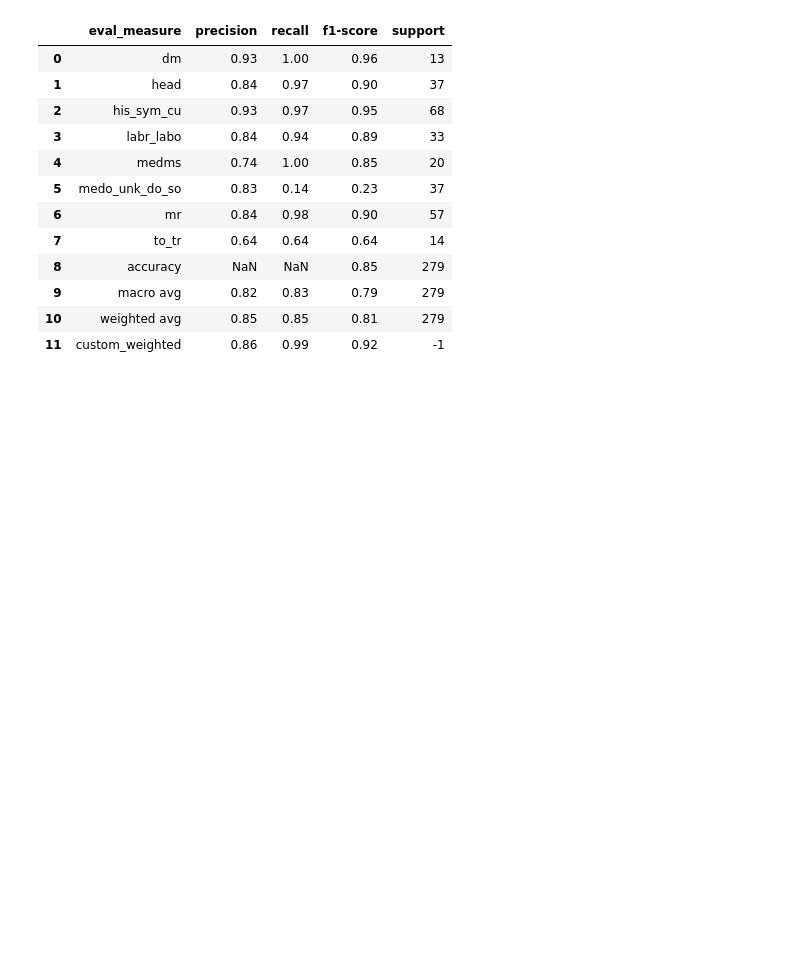
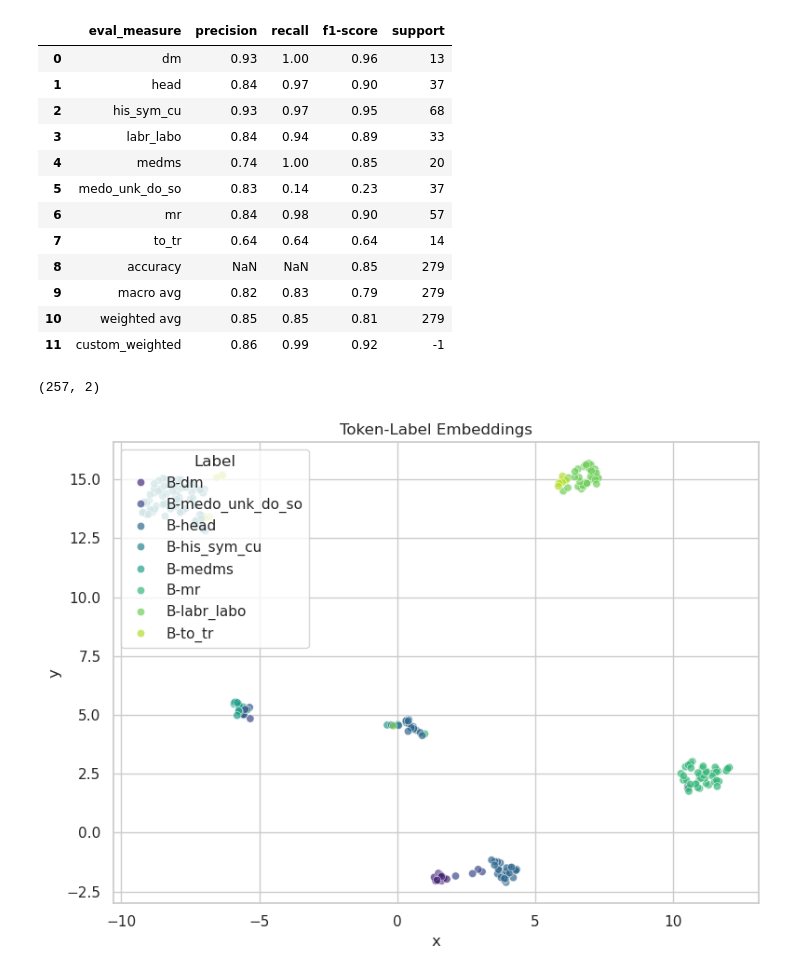
Before and after one commit to maregli/inf-extr, a Jupyter notebook: notebooks/line-label_prediction/line-label_model_comparison.ipynb, the cells around one changed output. Cells and saved outputs as stored; diff of their text form; code cells hidden in the pictures; blank space fills up the shorter version.

```diff
--- a/notebooks/line-label_prediction/line-label_model_comparison.ipynb
+++ b/notebooks/line-label_prediction/line-label_model_comparison.ipynb
@@ -94,3 +136,17 @@ get_df_classificationreport(labels, preds, labels = sorted(line_label_id2label.v
 | 9 | macro avg | 0.82 | 0.83 | 0.79 | 279 |
 | 10 | weighted avg | 0.85 | 0.85 | 0.81 | 279 |
 | 11 | custom_weighted | 0.86 | 0.99 | 0.92 | -1 |
+# %%
+# Hidden States
+last_hidden_state = torch.load(paths.RESULTS_PATH/"line-label/line-label_medbert-512_token_test_hidden_states.pt")
+
+# Only plot B-labels
+b_labels = [label for label in last_hidden_state["labels"] if label in list(range(8))]
+b_labels = [line_label_token_id2label[label] for label in b_labels]
+b_label_idx = [i for i, label in enumerate(last_hidden_state["labels"]) if label in list(range(8))]
+b_hidden_states = last_hidden_state["last_hidden_states"][b_label_idx]
+# %%
+plot_embeddings(b_hidden_states, b_labels, title="Token-Label Embeddings", method="umap", )
+# %% [output]
+(257, 2)
+[figure, added]
```
Also changed, not shown: parts of 10 cells of this notebook.
